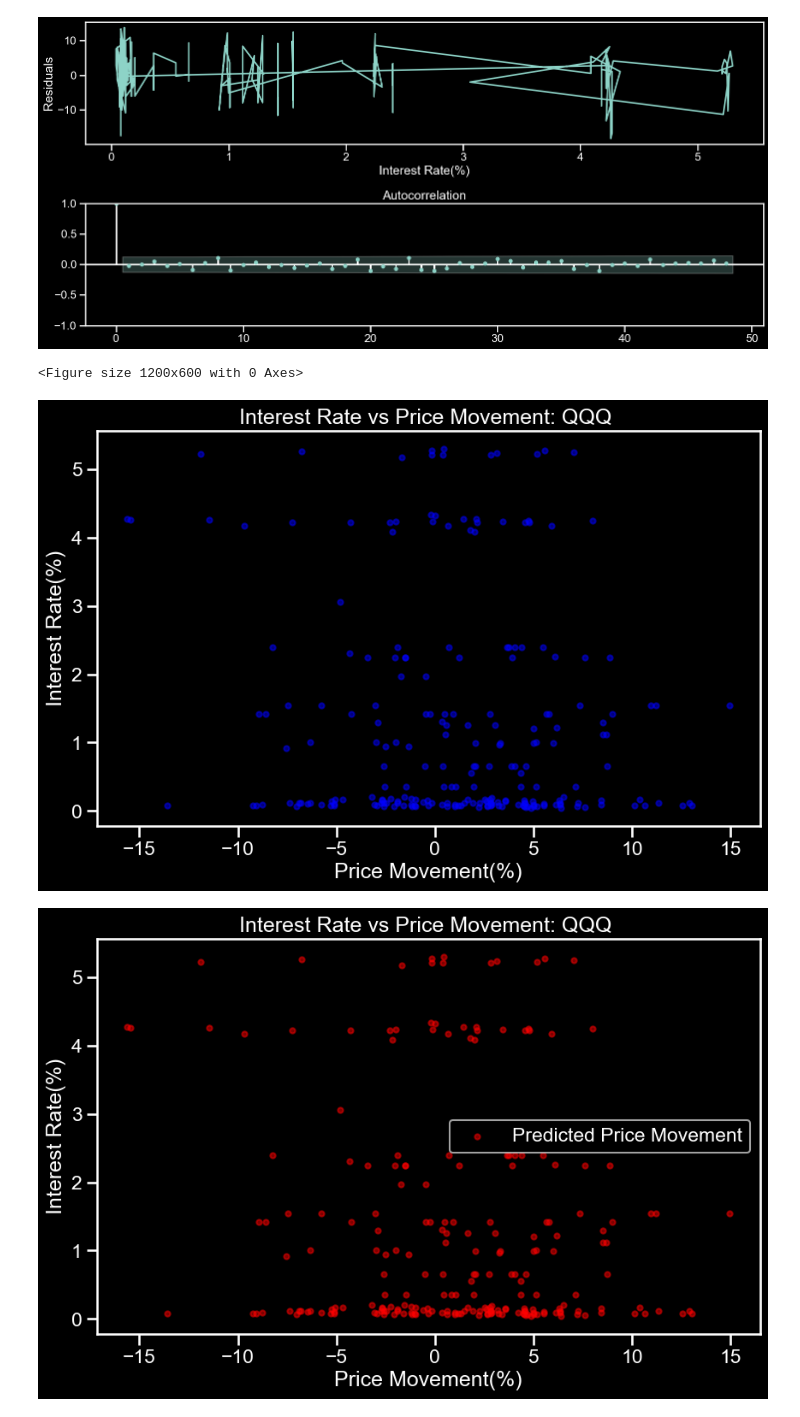
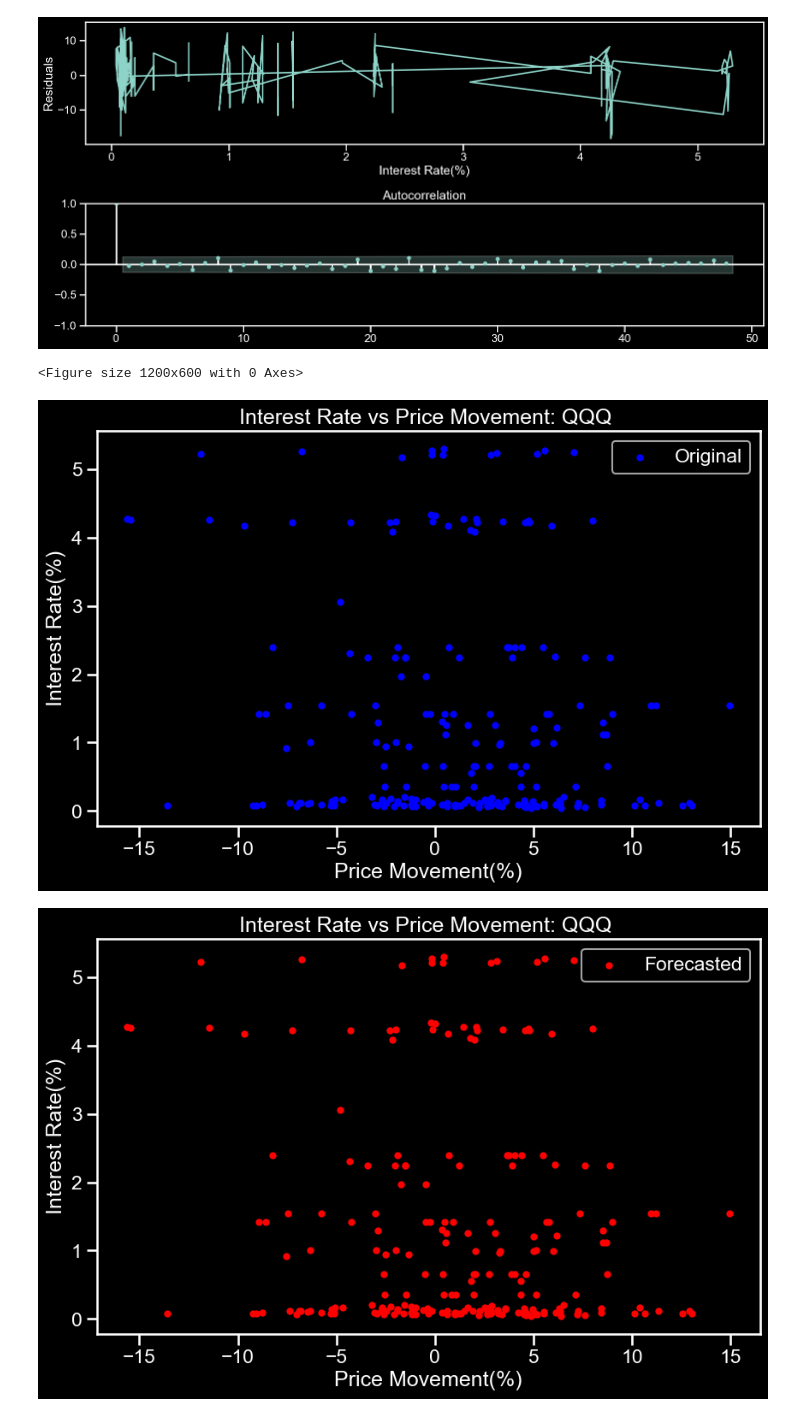
Before and after one commit to Marcus0104/JPM-Financial-Analysis, a Jupyter notebook: Invesco QQQ/QQQ Analysis/QQQ_PriceXInterest.ipynb, the cells around one changed output. Saved outputs shown, nothing was run; the diff lists cells and outputs as text; code cells hidden in the pictures.

```diff
--- a/MarketGeneral/QQQ_PriceXInterest.ipynb
+++ b/Invesco QQQ/QQQ Analysis/QQQ_PriceXInterest.ipynb
@@ -313,17 +318,17 @@ df_concat_test = df_concat_test.reset_index()
 best_model = best_model.predict().to_frame().reset_index()['predicted_mean']
 df_concat_test['forecast'] = best_model
 # %%
-alpha = 0.5
+alpha = 1
 plt.figure(figsize=(12,6))
-df_concat_test.plot(x='Price Movement(%)', y='Interest Rate(%)', kind='scatter', color='blue', alpha=0.5)
+df_concat_test.plot(x='Price Movement(%)', y='Interest Rate(%)', kind='scatter', color='blue', alpha=alpha, label = 'Original')
 plt.title('Interest Rate vs Price Movement: QQQ ')
-df_concat_test.plot(x='Price Movement(%)', y='Interest Rate(%)', kind='scatter', color='red', alpha=0.5, label='Predicted Price Movement')
+df_concat_test.plot(x='Price Movement(%)', y='Interest Rate(%)', kind='scatter', color='red', alpha=alpha, label='Forecasted')
 plt.legend()
 plt.title('Interest Rate vs Price Movement: QQQ ')
 plt.ylabel('Interest Rate(%)')
 plt.xlabel('Price Movement(%)')
 plt.show()
 # %% [output]
 <Figure size 1200x600 with 0 Axes>
-[figure, old version]
+[figure, new version]
-[figure, old version]
+[figure, new version]
```
Also changed, not shown: parts of 1 cell of this notebook, 41 other files.
